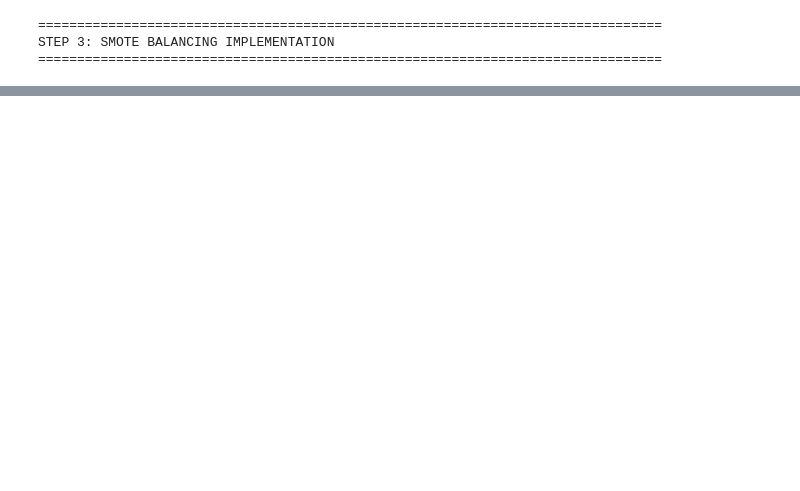
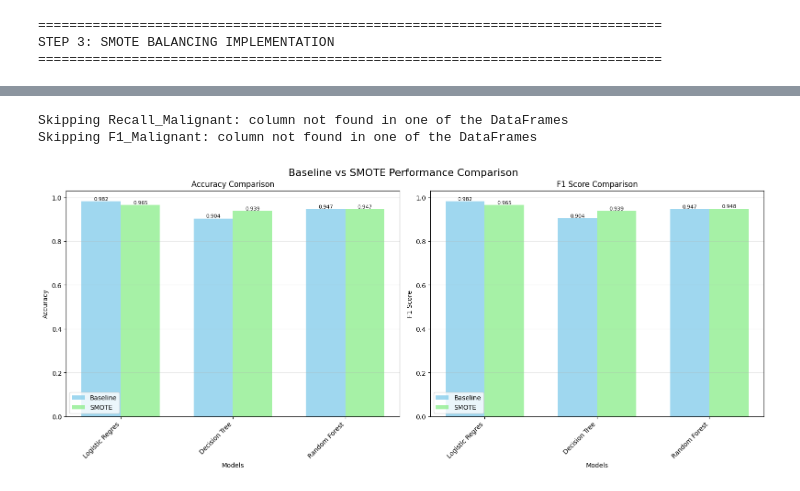
Before and after one commit to ParthhMahajann/breast-cancer-class-imblancing, a Jupyter notebook: notebooks/03-smote-balancing.ipynb, the cells around one changed output, grey strips where cells are left out. Saved outputs shown, nothing was run; the diff lists cells and outputs as text; code cells hidden in the pictures; blank space fills up the shorter version.

```diff
--- a/notebooks/03-smote-balancing.ipynb
+++ b/notebooks/03-smote-balancing.ipynb
@@ -141,0 +252,65 @@ NameError: name 'X_train_smote' is not defined
+# %%
+fig, axes = plt.subplots(2, 2, figsize=(16, 12))
+
+# Define the metrics to plot
+metrics_to_plot = [
+    ('Accuracy', 'Accuracy'),
+    ('F1_Score', 'F1 Score'),
+    ('Recall_Malignant', 'Malignant Recall'),
+    ('F1_Malignant', 'Malignant F1 Score')
+]
+
+model_names = list(models.keys())
+
+for idx, (metric, title) in enumerate(metrics_to_plot):
+    ax = axes[idx // 2, idx % 2]
+
+    # Check if the metric exists in both DataFrames
+    baseline_exists = metric in baseline_results.columns
+    smote_exists = metric in smote_results_df.columns
+
+    if not (baseline_exists and smote_exists):
+        ax.set_visible(False)  # hide subplot if metric not available
+        print(f"Skipping {metric}: column not found in one of the DataFrames")
+        continue
+
+    baseline_vals = []
+    smote_vals = []
+
+    for model_name in model_names:
+        # Safely get values
+        baseline_val = baseline_results.loc[baseline_results['Model'] == model_name, metric].values[0]
+        smote_val = smote_results_df.loc[smote_results_df['Model'] == model_name, metric].values[0]
+
+        baseline_vals.append(baseline_val)
+        smote_vals.append(smote_val)
+
+    # Plot bars
+    x = np.arange(len(model_names))
+    width = 0.35
+    bars1 = ax.bar(x - width/2, baseline_vals, width, label='Baseline', color='skyblue', alpha=0.8)
+    bars2 = ax.bar(x + width/2, smote_vals, width, label='SMOTE', color='lightgreen', alpha=0.8)
+
+    ax.set_xlabel('Models')
+    ax.set_ylabel(title)
+    ax.set_title(f'{title} Comparison')
+    ax.set_xticks(x)
+    ax.set_xticklabels([name[:15] for name in model_names], rotation=45, ha='right')
+    ax.legend()
+    ax.grid(axis='y', alpha=0.3)
+
+    # Add value labels
+    for bars in [bars1, bars2]:
+        for bar in bars:
+            height = bar.get_height()
+            ax.text(bar.get_x() + bar.get_width()/2., height,
+                    f'{height:.3f}', ha='center', va='bottom', fontsize=8)
+
+plt.suptitle('Baseline vs SMOTE Performance Comparison', fontsize=16)
+plt.tight_layout()
+plt.savefig('../reports/figures/smote_performance_comparison.png', dpi=300, bbox_inches='tight')
+plt.show()
+# %% [output]
+Skipping Recall_Malignant: column not found in one of the DataFrames
+Skipping F1_Malignant: column not found in one of the DataFrames
+[figure, added]
```
Also changed, not shown: parts of 7 cells of this notebook.
